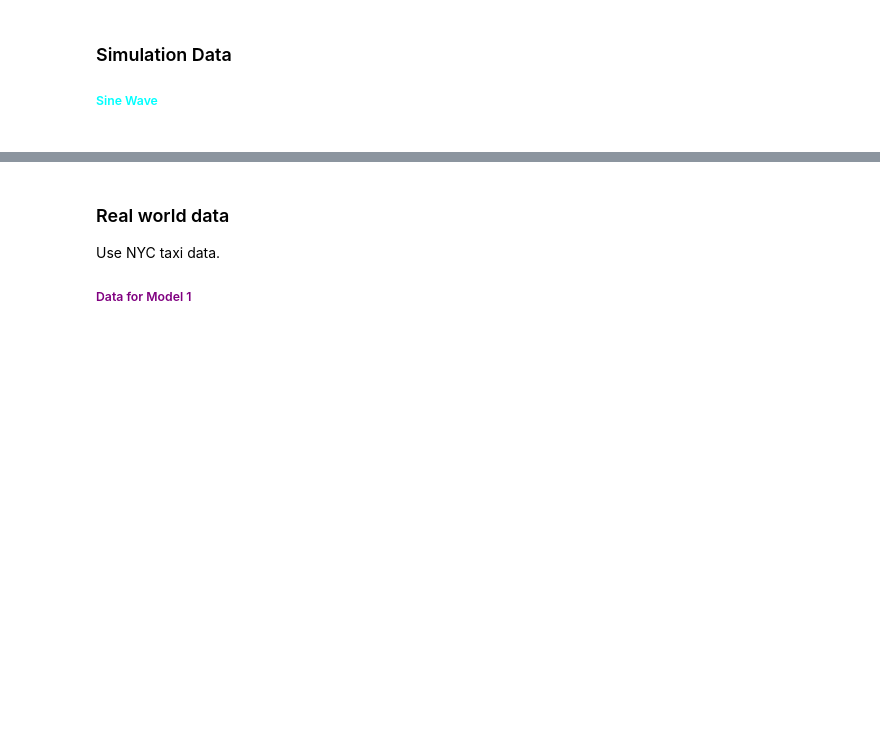
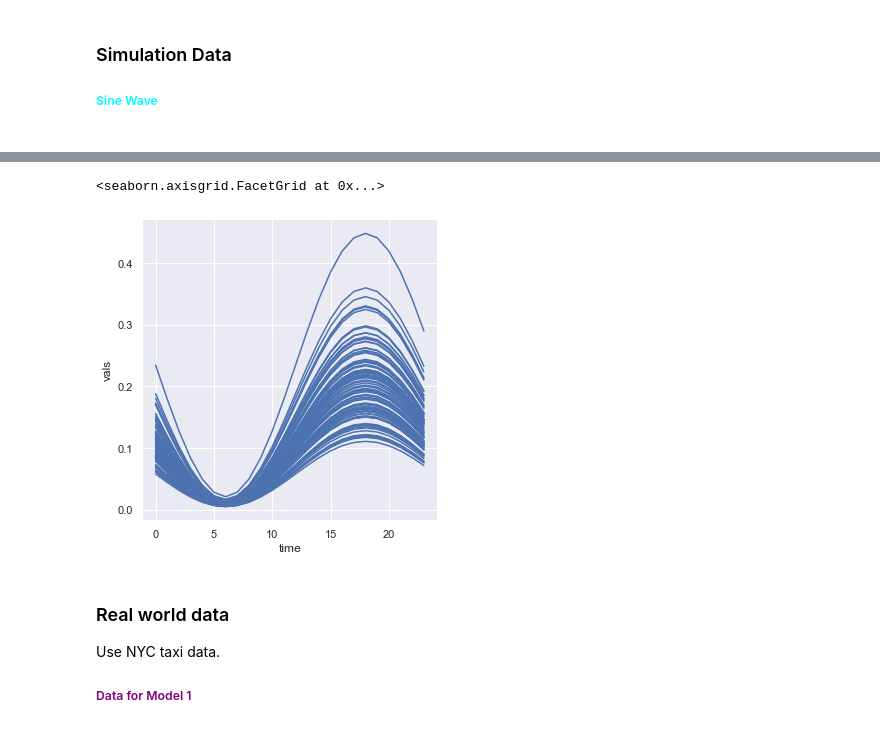
Before and after one commit to leonardzh/zheng_MnM4SDS_project, a Jupyter notebook: LSTM_NNSI.ipynb, the cells around one changed output, grey strips where cells are left out. Drawn from its saved outputs; the diff is of its cells as text; code cells hidden in the pictures; blank space fills up the shorter version.

```diff
--- a/LSTM_NNSI.ipynb
+++ b/LSTM_NNSI.ipynb
@@ -57,3 +67,8 @@ sequence
+# %%
+sns.relplot(x="time", y="vals",kind = 'line',units="obj",estimator=None,data=df_m)
+# %% [output]
+<seaborn.axisgrid.FacetGrid at 0x...>
+[figure, added]
 # %% [markdown]
 ### Real world data
 Use NYC taxi data.
```
Also changed, not shown: parts of 13 cells of this notebook.
